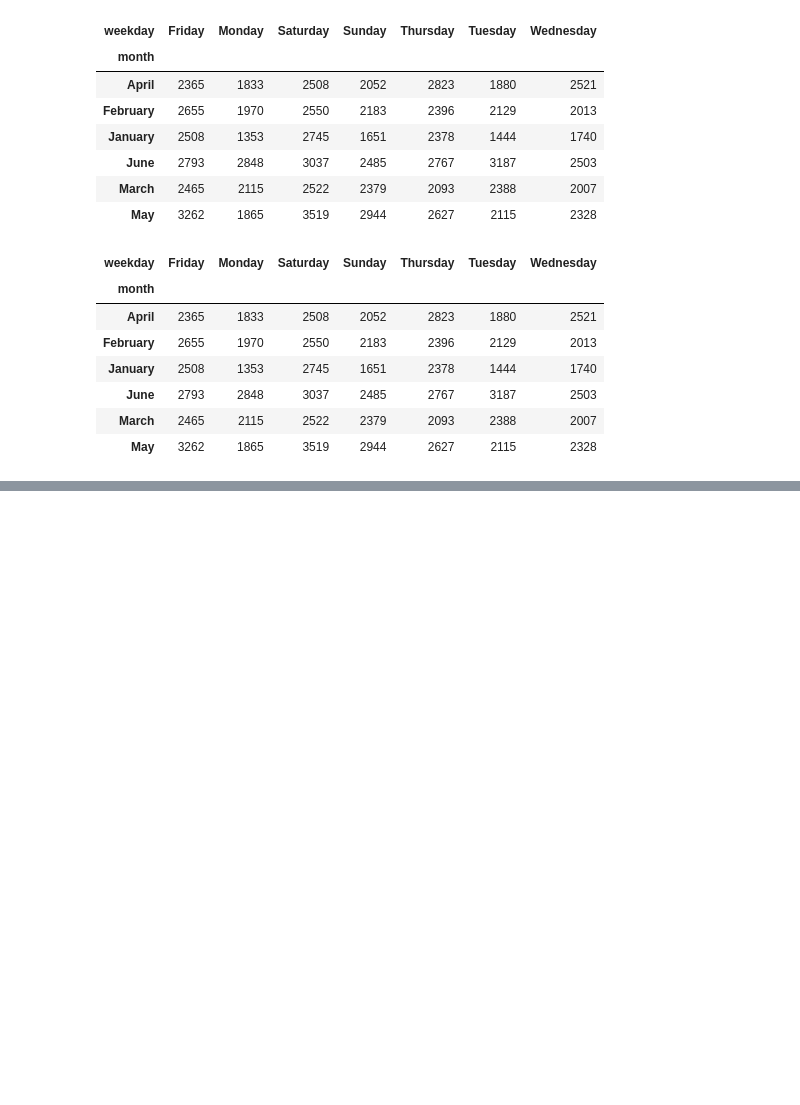
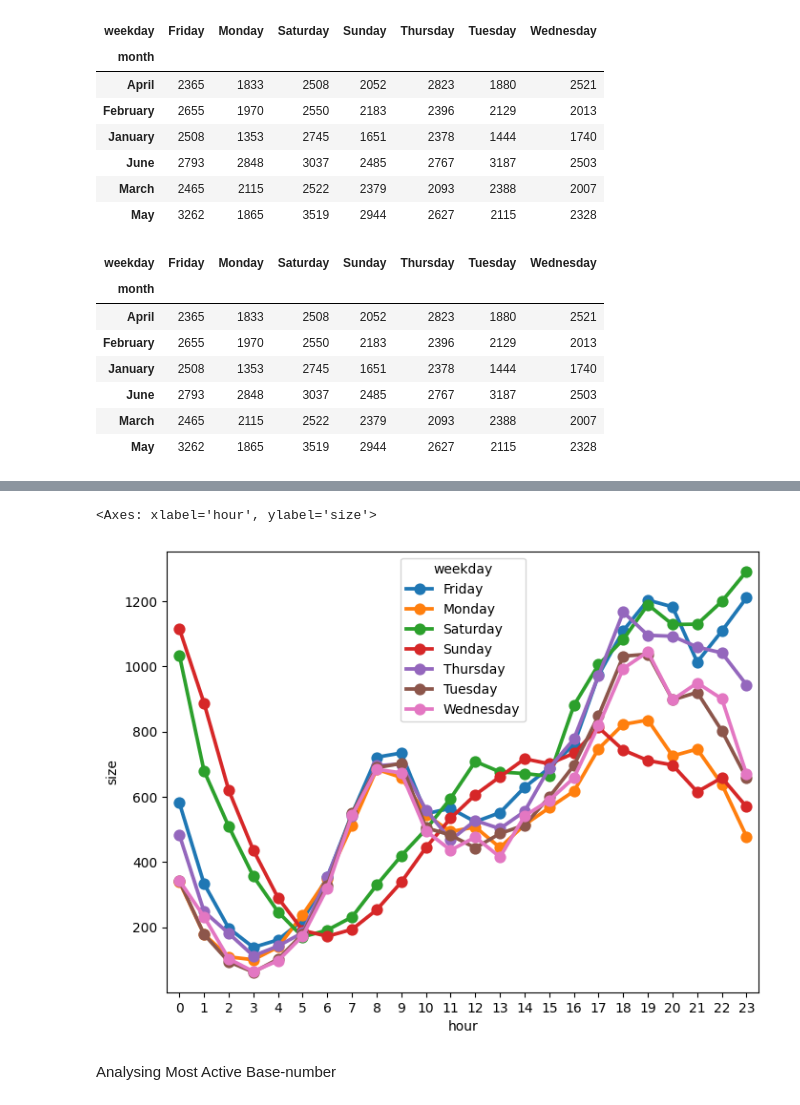
Before and after one commit to VictoriaOAbel/Analyses, a Jupyter notebook: Udemy_Build_a_Portfolio_of_5_Data_Analysis_Projects_with_Python,_Seaborn,Pandas,Plotly,_numpy_etc_&_get_a_job_of_Data_Analyst.ipynb, the cells around one changed output, grey strips where cells are left out. Cells and saved outputs as stored; diff of their text form; code cells hidden in the pictures; blank space fills up the shorter version.

```diff
--- a/Udemy_Build_a_Portfolio_of_5_Data_Analysis_Projects_with_Python,_Seaborn,Pandas,Plotly,_numpy_etc_&_get_a_job_of_Data_Analyst.ipynb
+++ b/Udemy_Build_a_Portfolio_of_5_Data_Analysis_Projects_with_Python,_Seaborn,Pandas,Plotly,_numpy_etc_&_get_a_job_of_Data_Analyst.ipynb
@@ -359,0 +406,9 @@ pivot.plot(kind='bar', figsize=(8,6))
+# %%
+# Peak or Rush Days at which Hour
+plt.figure(figsize=(8,6))
+sns.pointplot(x='hour', y='size', hue='weekday', data=summary)
+# %% [output]
+<Axes: xlabel='hour', ylabel='size'>
+[figure, added]
+# %% [markdown]
+Analysing Most Active Base-number
```
Also changed, not shown: parts of 96 cells of this notebook.
